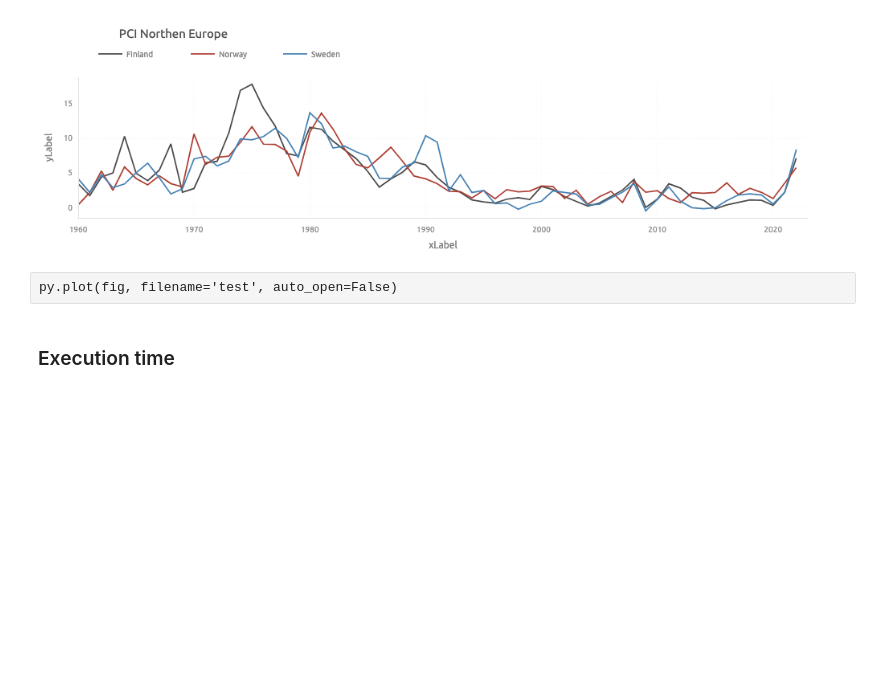
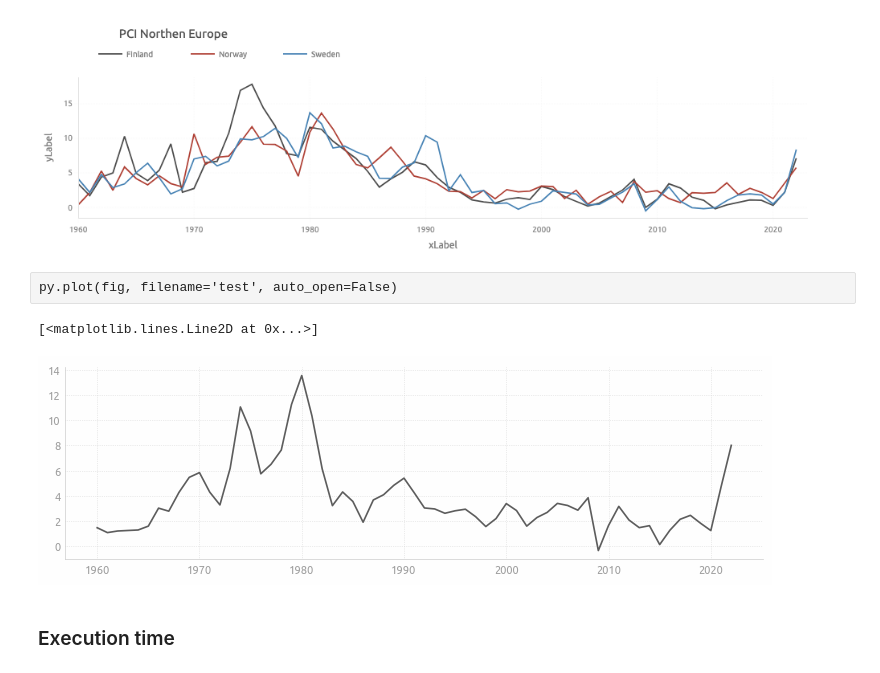
Before and after one commit to achasovsky/economy-rus-dash, a Jupyter notebook: 01-main.ipynb, the cells around one changed output. Saved outputs shown, nothing was run; the diff lists cells and outputs as text; code cells hidden in the pictures; blank space fills up the shorter version.

```diff
--- a/01-main.ipynb
+++ b/01-main.ipynb
@@ -240,6 +240,11 @@ config = dict(
 
     ]
 )
+# %%
+plt.plot(data.loc[1960:, 'United States'])
+# %% [output]
+[<matplotlib.lines.Line2D at 0x...>]
+[figure, added]
 # %% [markdown]
 ### Execution time
 # %%
```
Also changed, not shown: 1 other file.
